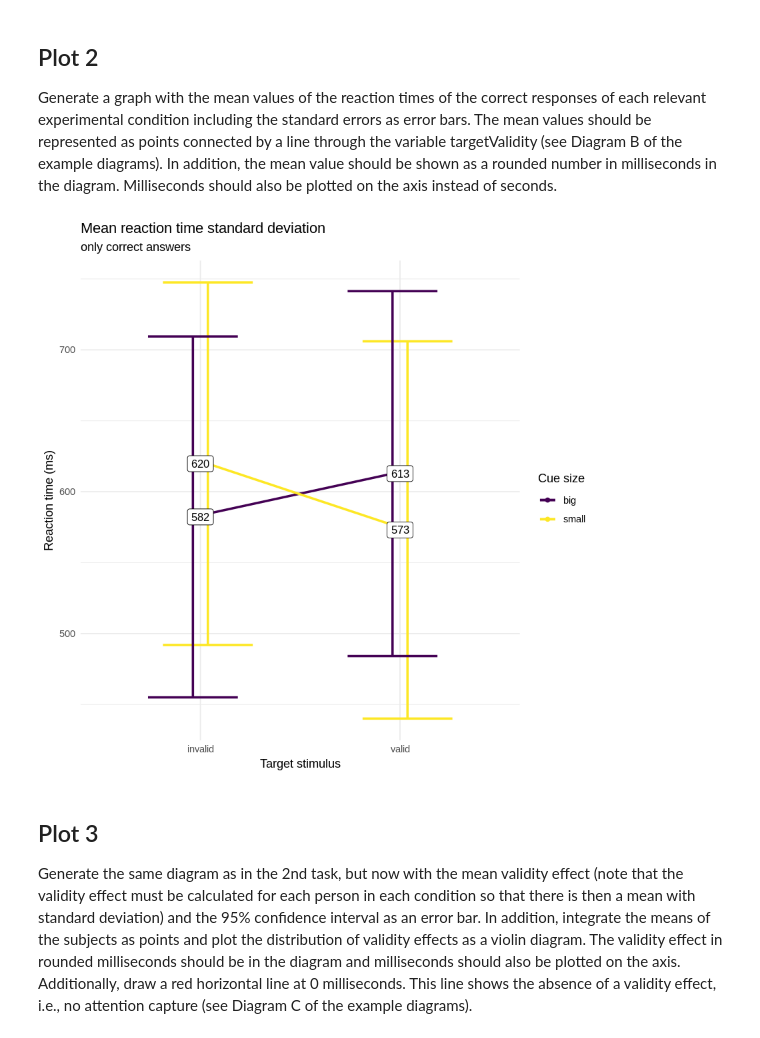
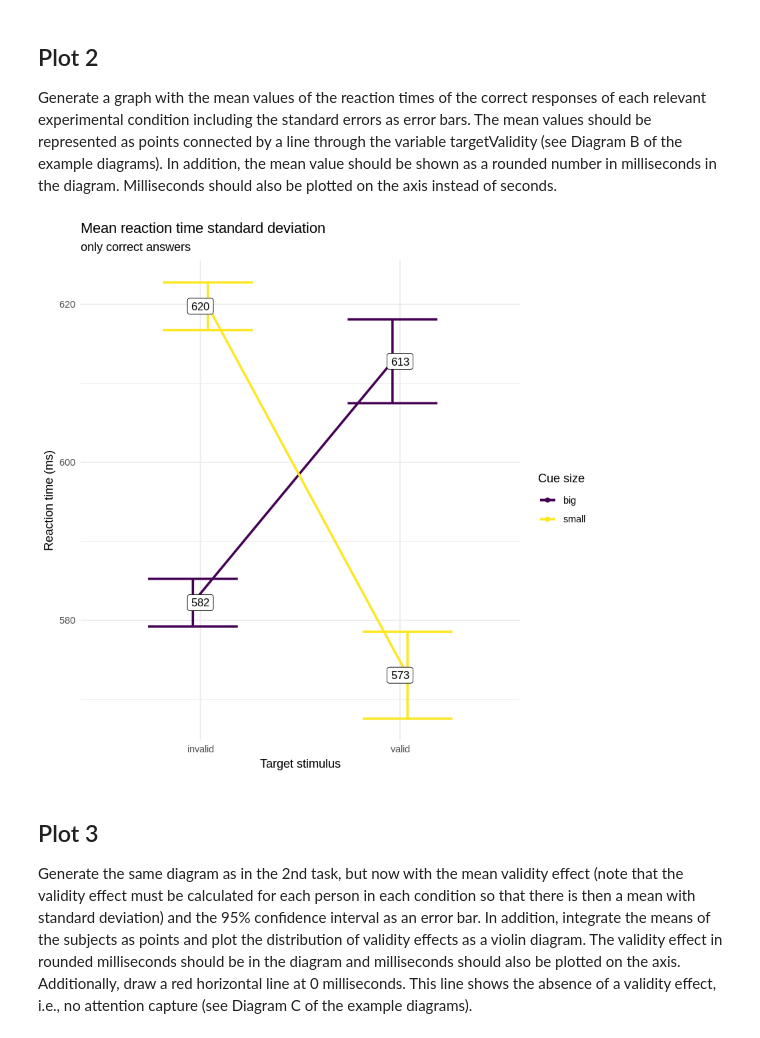
Before and after one commit to dominikpegler/r_analyze_experimental_data, a Jupyter notebook: hw/hw_02.ipynb, the cells around one changed output. Saved outputs shown, nothing was run; the diff lists cells and outputs as text; code cells hidden in the pictures.

```diff
--- a/hw/hw_02.ipynb
+++ b/hw/hw_02.ipynb
@@ -56,37 +56,40 @@ ggplot(df_correct, aes(x = targetValidity, y = reactionTime * 1000, fill = cueSi
 # %% [markdown]
 ## Plot 2
 Generate a graph with the mean values of the reaction times of the correct responses of each relevant experimental condition including the standard errors as error bars. The mean values should be represented as points connected by a line through the variable targetValidity (see Diagram B of the example diagrams). In addition, the mean value should be shown as a rounded number in milliseconds in the diagram. Milliseconds should also be plotted on the axis instead of seconds.
-# %%
-# df for plot
-df_a_mean <- aggregate(df_correct$reactionTime, list(df_correct$cueSize, df_correct$targetValidity), FUN=mean)
-df_a_sd <- aggregate(df_correct$reactionTime, list(df_correct$cueSize, df_correct$targetValidity), FUN=sd)
-names(df_a_sd)[3] <- "sd"
-names(df_a_mean)[3] <- "mean"
-df_a <- merge(df_a_mean, df_a_sd)
-names(df_a)[1] <- "cueSize"
-names(df_a)[2] <- "targetValidity"
-df_a$mean <- 1000 * df_a$mean # to ms
-df_a$sd <- 1000 * df_a$sd # to ms
-
-# plot
-ggplot(df_a, aes(x=targetValidity, y = mean, group = cueSize, color = cueSize)) +
-    geom_line(size = 1, position=position_dodge(0.15)) +
-    scale_color_viridis_d() +
-    geom_point(position=position_dodge(0.15)) +
-    geom_errorbar(aes(ymin = mean - sd, ymax = mean + sd),
-                  size = 1,
-                  position=position_dodge(0.15)) +
-    labs(
-        title="Mean reaction time standard deviation",
-        subtitle = "only correct answers",
-        x = "Target stimulus",
-        y = "Reaction time (ms)",
-        color = "Cue size") +
-
-    geom_label(aes(label = round(df_a$mean)),
-              size = 3.5, color = "black")
-# %% [output]
-[figure, removed]
+# %%
+# df for plot # incl conversion to ms
+df_a_mean <- aggregate(df_correct$reactionTime * 1000, list(df_correct$cueSize, df_correct$targetValidity), FUN=mean)
+df_a_sd <- aggregate(df_correct$reactionTime * 1000, list(df_correct$cueSize, df_correct$targetValidity), FUN=sd)
+df_a_n <- aggregate(df_correct$reactionTime * 1000, list(df_correct$cueSize, df_correct$targetValidity), FUN=length)
+
+names(df_a_sd)[3] <- "sd"
+names(df_a_mean)[3] <- "mean"
+names(df_a_n)[3] <- "n"
+df_a <- merge(df_a_mean, df_a_sd)
+df_a <- merge(df_a, df_a_n)
+names(df_a)[1] <- "cueSize"
+names(df_a)[2] <- "targetValidity"
+df_a$se <- df_a$sd/sqrt(df_a$n) # std error
+
+# plot
+ggplot(df_a, aes(x=targetValidity, y = mean, group = cueSize, color = cueSize)) +
+    geom_line(size = 1, position=position_dodge(0.15)) +
+    scale_color_viridis_d() +
+    geom_point(position=position_dodge(0.15)) +
+    geom_errorbar(aes(ymin = mean - se, ymax = mean + se),
+                  size = 1,
+                  position=position_dodge(0.15)) +
+    labs(
+        title="Mean reaction time standard deviation",
+        subtitle = "only correct answers",
+        x = "Target stimulus",
+        y = "Reaction time (ms)",
+        color = "Cue size") +
+
+    geom_label(aes(label = round(df_a$mean)),
+              size = 3.5, color = "black")
+# %% [output]
+[figure, added]
 # %% [markdown]
 ## Plot 3
 
```
Also changed, not shown: parts of 2 cells of this notebook.
